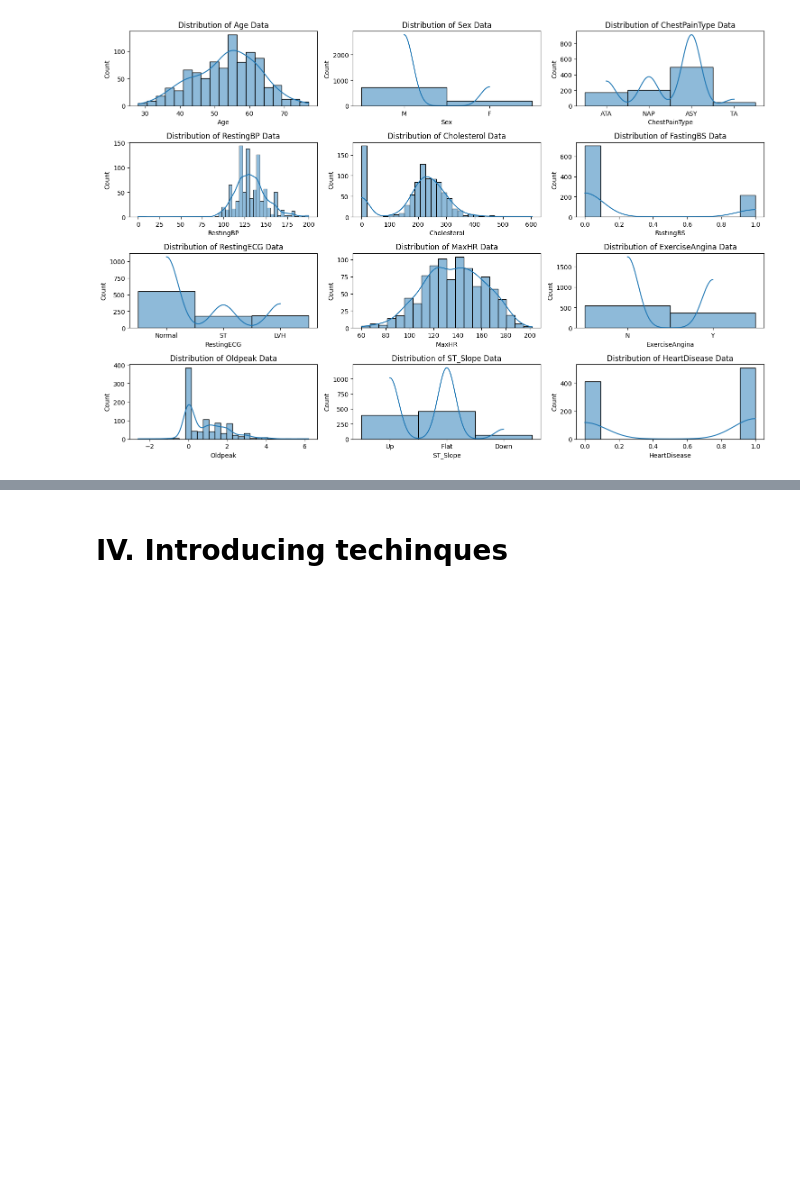
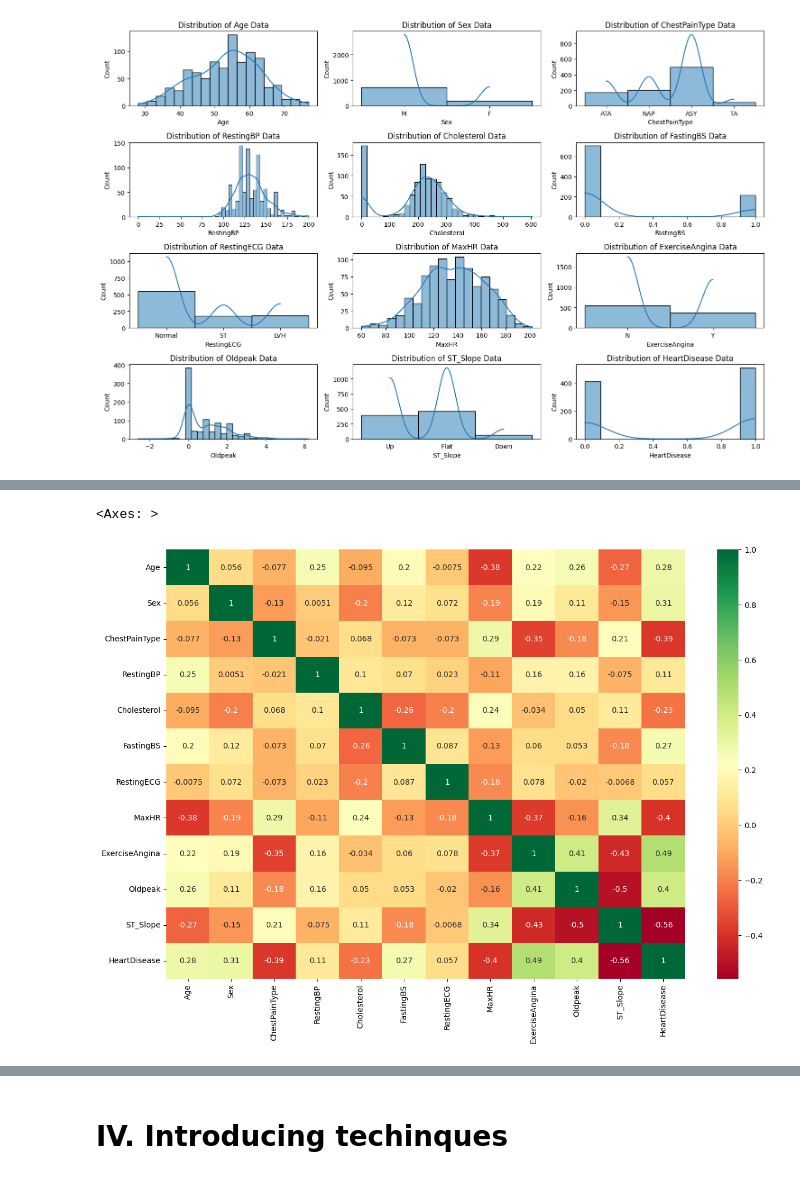
Before and after one commit to phamvutuyetanh/AI_Project, a Jupyter notebook: AI_Project.ipynb, the cells around one changed output, grey strips where cells are left out. Cells and saved outputs as stored; diff of their text form; code cells hidden in the pictures; blank space fills up the shorter version.

```diff
--- a/AI_Project.ipynb
+++ b/AI_Project.ipynb
@@ -229,0 +195,2 @@ y = df[target]
+# %%
+df = pd.read_csv('heart.csv')
@@ -229,0 +230,9 @@ y = df[target]
+# %%
+categorical_features = ['Sex', 'ChestPainType', 'FastingBS', 'RestingECG', 'ExerciseAngina', 'ST_Slope']
+numerical_features = ['Age', 'RestingBP', 'Cholesterol', 'MaxHR', 'Oldpeak']
+# %%
+from sklearn.preprocessing import LabelEncoder
+encoder = LabelEncoder()
+for feature in categorical_features:
+    df[feature] = encoder.fit_transform(df[feature])
+df.head()
@@ -229,0 +246,4 @@ y = df[target]
+# %%
+from sklearn.preprocessing import MinMaxScaler,StandardScaler
+scaler = StandardScaler()
+df[numerical_features] = scaler.fit_transform(df[numerical_features])
@@ -229,0 +259,6 @@ y = df[target]
+# %%
+plt.figure(figsize=(15,10))
+sns.heatmap(df.corr(),annot=True,cmap='RdYlGn')
+# %% [output]
+<Axes: >
+[figure, added]
```
Also changed, not shown: parts of 27 cells of this notebook.
